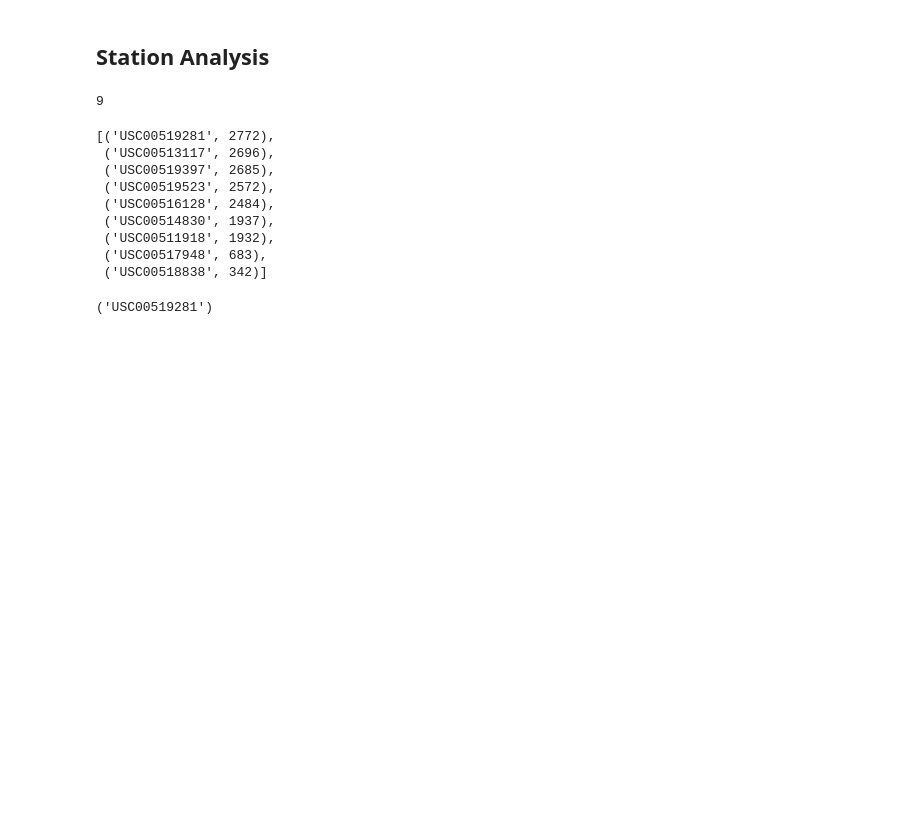
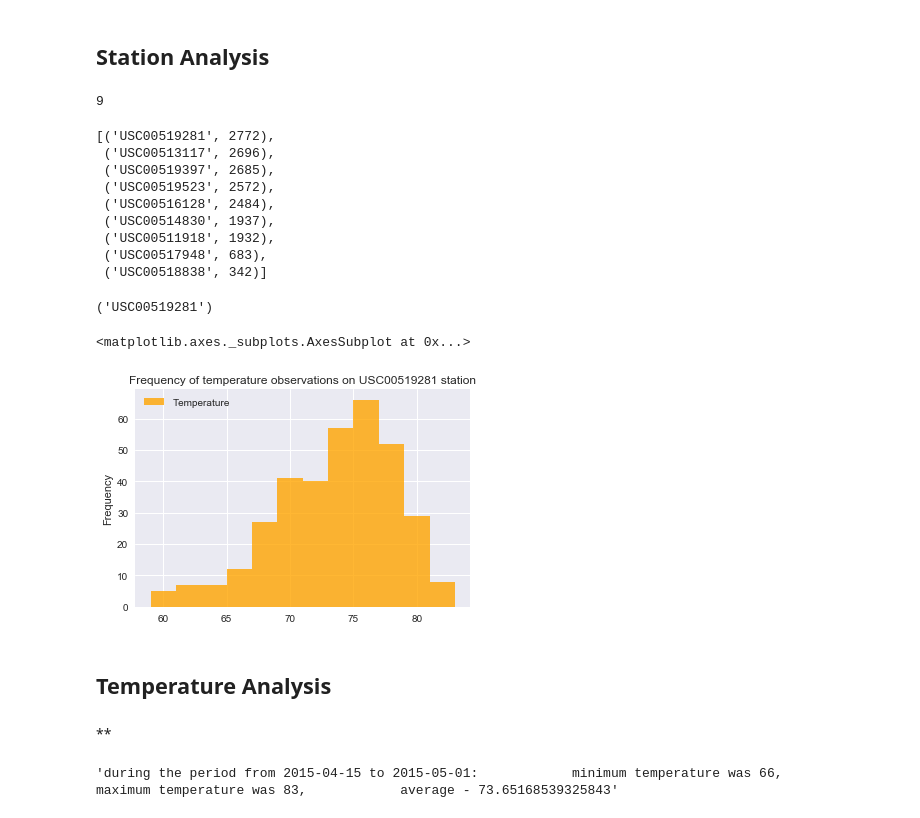
Before and after one commit to sonyasha/climate_analysis_api, a Jupyter notebook: Notebooks/climate_analysis.ipynb, the cells around one changed output. Drawn from its saved outputs; the diff is of its cells as text; code cells hidden in the pictures; blank space fills up the shorter version.

```diff
--- a/Notebooks/climate_analysis.ipynb
+++ b/Notebooks/climate_analysis.ipynb
@@ -155,5 +155,17 @@ most_active
 # %% [output]
 ('USC00519281')
 # %%
-last_year_temp = session.query(Measurement.date, Measurement.tobs).filter(Measurement.date > year_ago).\
+last_year_temp = session.query(Measurement.tobs).filter(Measurement.date > year_ago).\
                     filter(Measurement.station == most_active[0]).all()
+# %%
+df = pd.DataFrame(last_year_temp, columns=['Temperature'])
+# %%
+df.plot.hist(by='Temperature', bins=12, color='orange',\
+             title=f'Frequency of temperature observations on {most_active[0]} station', alpha=0.8)
+# %% [output]
+<matplotlib.axes._subplots.AxesSubplot at 0x...>
+[figure, added]
+# %% [markdown]
+## Temperature Analysis
+# %% [markdown]
+**
@@ -159,0 +184,4 @@ last_year_temp = session.query(Measurement.date, Measurement.tobs).filter(Measur
+# %%
+calc_temps(start_date, end_date)
+# %% [output]
+'during the period from 2015-04-15 to 2015-05-01:            minimum temperature was 66,            maximum temperature was 83,            average - 73.65168539325843'
```
Also changed, not shown: parts of 2 cells of this notebook.
